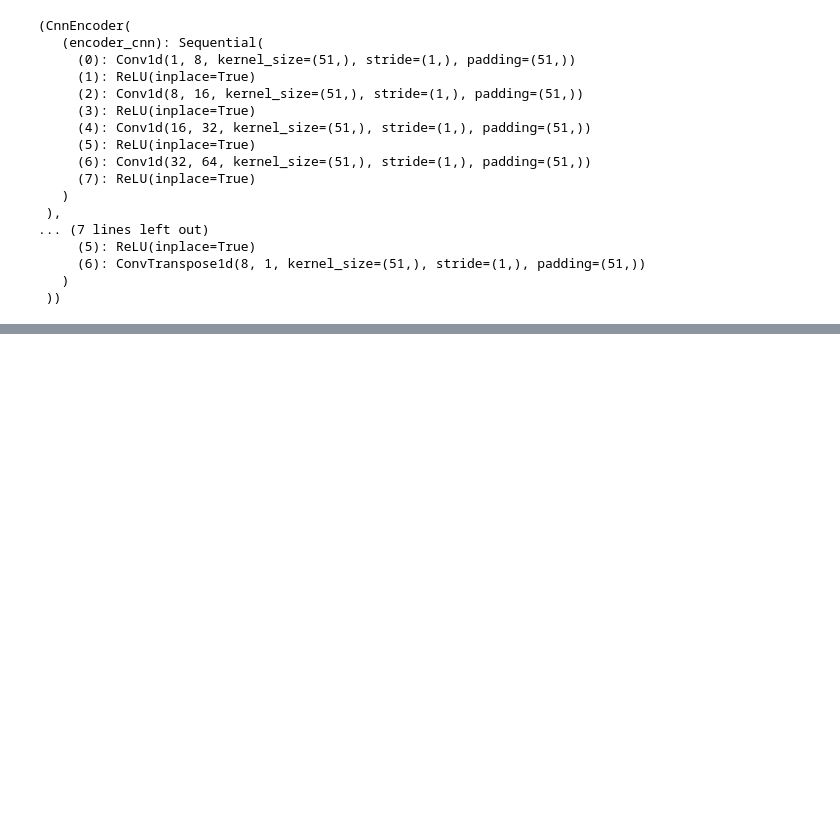
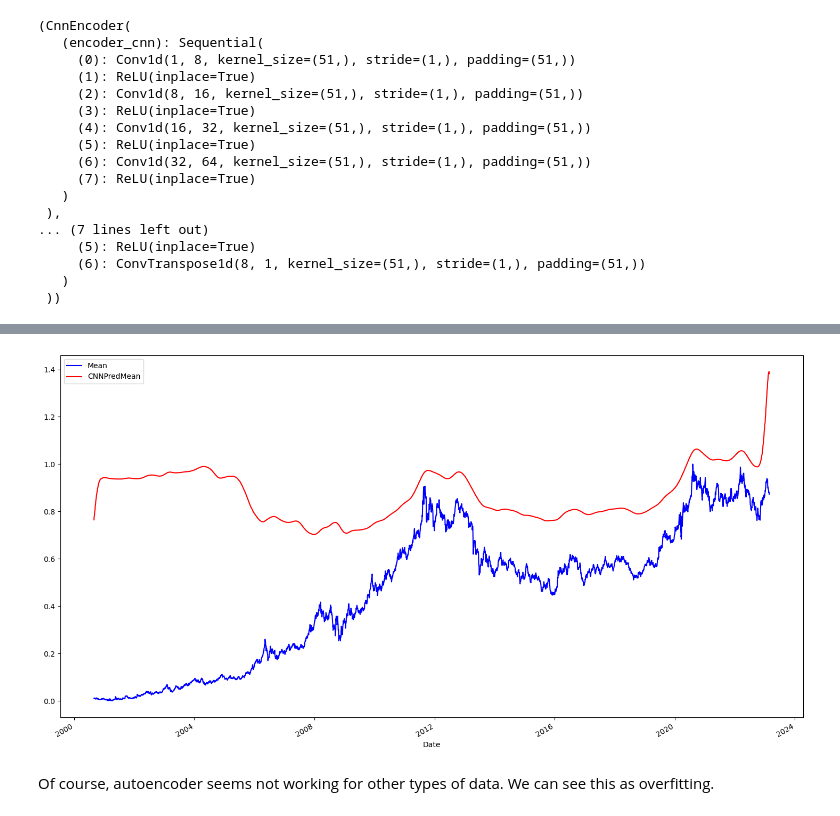
Before and after one commit to SOL1archive/Fin-Data-Denoising, a Jupyter notebook: autoencoder-test.ipynb, the cells around one changed output, grey strips where cells are left out. Cells and saved outputs as stored; diff of their text form; code cells hidden in the pictures; blank space fills up the shorter version.

```diff
--- a/autoencoder-test.ipynb
+++ b/autoencoder-test.ipynb
@@ -59,0 +88,6 @@ data = torch.tensor(load_df('data/krw-usd.csv')['Mean'])
+# %%
+_ = gold_df[['Mean', 'CNNPredMean']].plot(color=['b', 'r'], figsize=(18, 10))
+# %% [output]
+[figure, added]
+# %% [markdown]
+Of course, autoencoder seems not working for other types of data. We can see this as overfitting.
```
Also changed, not shown: parts of 8 cells of this notebook.
